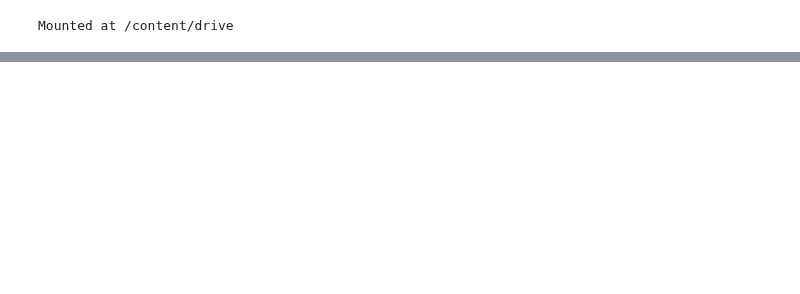
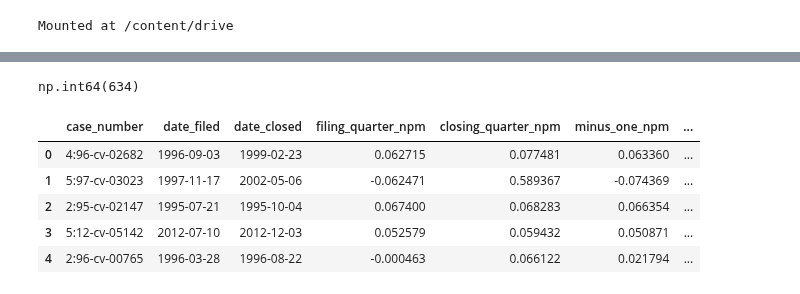
Before and after one commit to Sai0472003/PatentLitigation_Impact, a Jupyter notebook: Causal_Inference.ipynb, the cells around one changed output, grey strips where cells are left out. Cells and saved outputs as stored; diff of their text form; code cells hidden in the pictures; blank space fills up the shorter version.

```diff
--- a/Causal_Inference.ipynb
+++ b/Causal_Inference.ipynb
@@ -38,0 +141,30 @@ Index(['case_row_id', 'case_number', 'date_filed', 'date_closed', 'PLT',
+# %%
+# Group by case_number and filter groups that have both a defendant and non-defendant
+filtered = attorneys.groupby('case_number').filter(
+    lambda g: (g['Defendant'] == 1).any() and (g['Defendant'] == 0).any()
+)
+
+# For each case_number, pick one row with Defendant==1 and one with Defendant==0
+def get_pair(group):
+    return pd.concat([
+        group[group['Defendant'] == 1].head(1),
+        group[group['Defendant'] == 0].head(1)
+    ])
+
+clean_attorneys = filtered.groupby('case_number').apply(get_pair).reset_index(drop=True)
+# %%
+clean_attorneys['attorney_name'].value_counts().head(25).sum()
+# %% [output]
+np.int64(634)
+# %%
+complete_npm = complete_npm.merge(clean_attorneys[['case_number', 'Defendant', 'attorney_name']], on=['case_number', 'Defendant'], how='left')
+complete_rnd = complete_rnd.merge(clean_attorneys[['case_number', 'Defendant', 'attorney_name']], on=['case_number', 'Defendant'], how='left')
+
+complete_npm.head()
+# %% [output]
+|  | case_number | date_filed | date_closed | filing_quarter_npm | closing_quarter_npm | minus_one_npm | ... |
+| 0 | 4:96-cv-02682 | 1996-09-03 | 1999-02-23 | 0.062715 | 0.077481 | 0.063360 | ... |
+| 1 | 5:97-cv-03023 | 1997-11-17 | 2002-05-06 | -0.062471 | 0.589367 | -0.074369 | ... |
+| 2 | 2:95-cv-02147 | 1995-07-21 | 1995-10-04 | 0.067400 | 0.068283 | 0.066354 | ... |
+| 3 | 5:12-cv-05142 | 2012-07-10 | 2012-12-03 | 0.052579 | 0.059432 | 0.050871 | ... |
+| 4 | 2:96-cv-00765 | 1996-03-28 | 1996-08-22 | -0.000463 | 0.066122 | 0.021794 | ... |
```
Also changed, not shown: parts of 10 cells of this notebook.
